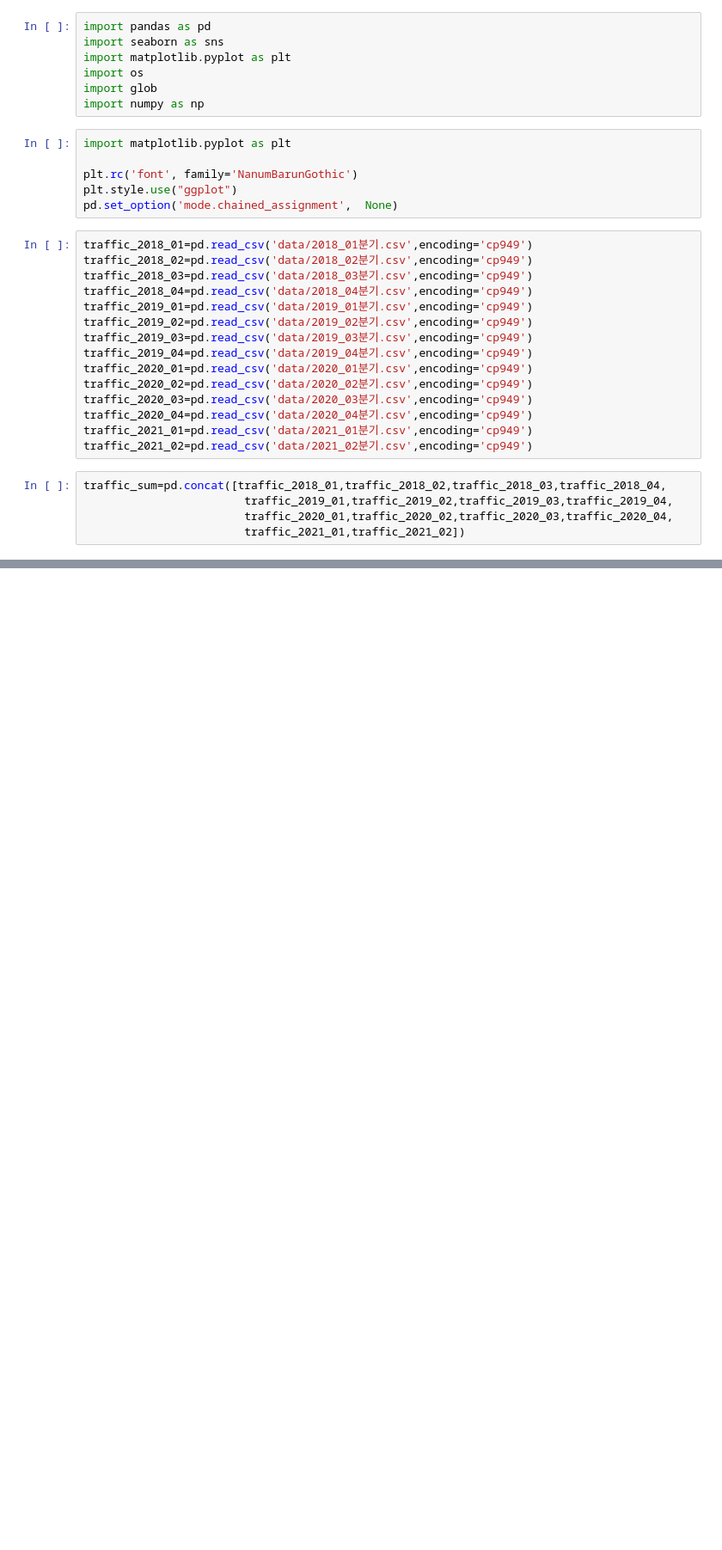
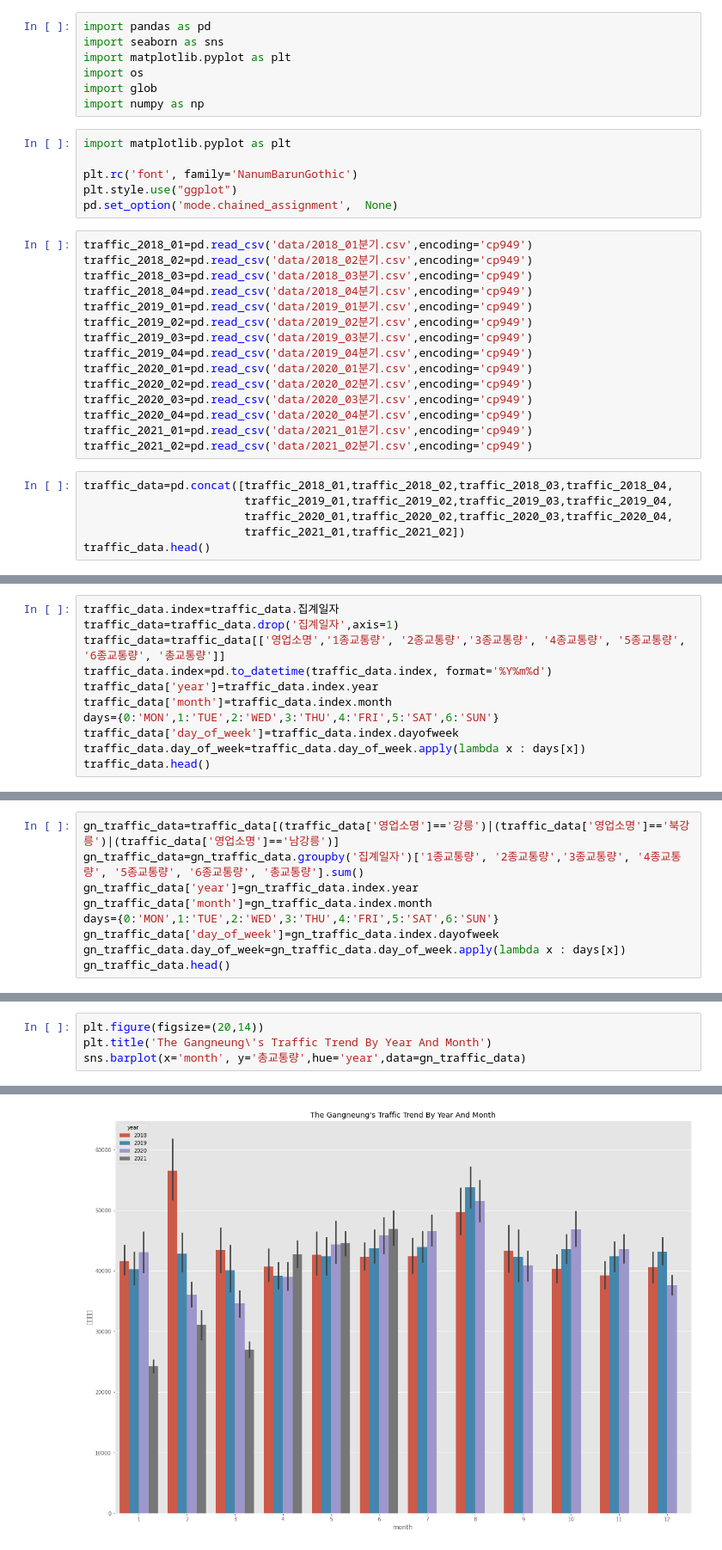
Before and after one commit to WooShangHyeon/damentor_3, a Jupyter notebook: covid_traffic_analysis.ipynb, the cells around one changed output, grey strips where cells are left out. Shown at 86% size. Cells and saved outputs as stored; diff of their text form; blank space fills up the shorter version.

Commit message:
Gangneung

```diff
--- a/covid_traffic_analysis.ipynb
+++ b/covid_traffic_analysis.ipynb
@@ -27,7 +27,8 @@ traffic_2020_04=pd.read_csv('data/2020_04분기.csv',encoding='cp949')
 traffic_2021_01=pd.read_csv('data/2021_01분기.csv',encoding='cp949')
 traffic_2021_02=pd.read_csv('data/2021_02분기.csv',encoding='cp949')
 # %%
-traffic_sum=pd.concat([traffic_2018_01,traffic_2018_02,traffic_2018_03,traffic_2018_04,
+traffic_data=pd.concat([traffic_2018_01,traffic_2018_02,traffic_2018_03,traffic_2018_04,
                         traffic_2019_01,traffic_2019_02,traffic_2019_03,traffic_2019_04,
                         traffic_2020_01,traffic_2020_02,traffic_2020_03,traffic_2020_04,
                         traffic_2021_01,traffic_2021_02])
+traffic_data.head()
@@ -42,0 +42,11 @@ traffic_sum.head()
+# %%
+traffic_data.index=traffic_data.집계일자
+traffic_data=traffic_data.drop('집계일자',axis=1)
+traffic_data=traffic_data[['영업소명','1종교통량', '2종교통량','3종교통량', '4종교통량', '5종교통량', '6종교통량', '총교통량']]
+traffic_data.index=pd.to_datetime(traffic_data.index, format='%Y%m%d')
+traffic_data['year']=traffic_data.index.year
+traffic_data['month']=traffic_data.index.month
+days={0:'MON',1:'TUE',2:'WED',3:'THU',4:'FRI',5:'SAT',6:'SUN'}
+traffic_data['day_of_week']=traffic_data.index.dayofweek
+traffic_data.day_of_week=traffic_data.day_of_week.apply(lambda x : days[x])
+traffic_data.head()
@@ -42,0 +61,9 @@ traffic_sum.head()
+# %%
+gn_traffic_data=traffic_data[(traffic_data['영업소명']=='강릉')|(traffic_data['영업소명']=='북강릉')|(traffic_data['영업소명']=='남강릉')]
+gn_traffic_data=gn_traffic_data.groupby('집계일자')['1종교통량', '2종교통량','3종교통량', '4종교통량', '5종교통량', '6종교통량', '총교통량'].sum()
+gn_traffic_data['year']=gn_traffic_data.index.year
+gn_traffic_data['month']=gn_traffic_data.index.month
+days={0:'MON',1:'TUE',2:'WED',3:'THU',4:'FRI',5:'SAT',6:'SUN'}
+gn_traffic_data['day_of_week']=gn_traffic_data.index.dayofweek
+gn_traffic_data.day_of_week=gn_traffic_data.day_of_week.apply(lambda x : days[x])
+gn_traffic_data.head()
@@ -42,0 +82,5 @@ traffic_sum.head()
+# %%
+plt.figure(figsize=(20,14))
+plt.title('The Gangneung\'s Traffic Trend By Year And Month')
+sns.barplot(x='month', y='총교통량',hue='year',data=gn_traffic_data)
+# %% [output]
@@ -42,0 +88 @@ traffic_sum.head()
+[figure, added]
```
Also changed, not shown: parts of 17 cells of this notebook.
